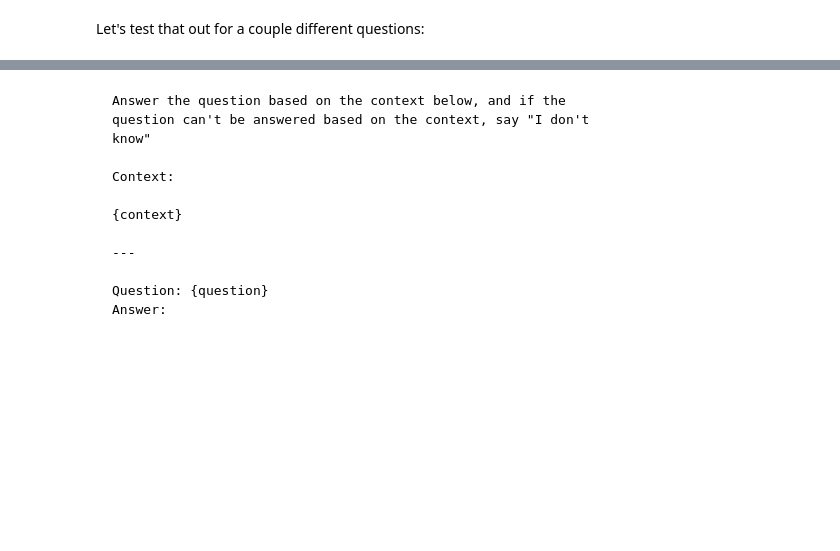
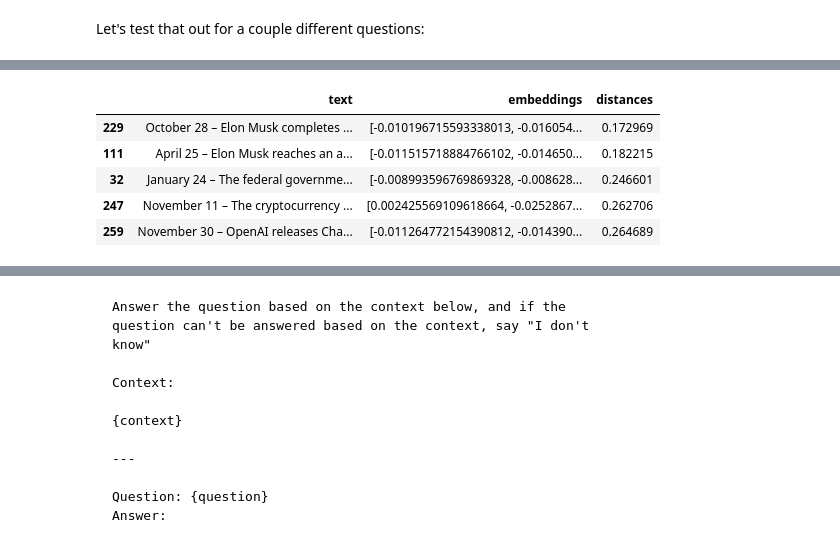
Before and after one commit to mxagar/generative_ai_udacity, a Jupyter notebook: 02_LLMs/lab/casestudy_rag_wikpedia_2022.ipynb, the cells around one changed output, grey strips where cells are left out. Drawn from its saved outputs; the diff is of its cells as text; code cells hidden in the pictures; blank space fills up the shorter version.

```diff
--- a/02_LLMs/lab/casestudy_rag_wikpedia_2022.ipynb
+++ b/02_LLMs/lab/casestudy_rag_wikpedia_2022.ipynb
@@ -226,2 +253,10 @@ get_rows_sorted_by_relevance("When did Russia invade Ukraine?", df)
 # %%
-get_rows_sorted_by_relevance("Who owns Twitter?", df)
+df = get_rows_sorted_by_relevance("Who owns Twitter?", df)
+df.head()
+# %% [output]
+|  | text | embeddings | distances |
+| 229 | October 28 – Elon Musk completes ... | [-0.010196715593338013, -0.016054... | 0.172969 |
+| 111 | April 25 – Elon Musk reaches an a... | [-0.011515718884766102, -0.014650... | 0.182215 |
+| 32 | January 24 – The federal governme... | [-0.008993596769869328, -0.008628... | 0.246601 |
+| 247 | November 11 – The cryptocurrency ... | [0.002425569109618664, -0.0252867... | 0.262706 |
+| 259 | November 30 – OpenAI releases Cha... | [-0.011264772154390812, -0.014390... | 0.264689 |
```
Also changed, not shown: parts of 19 cells of this notebook, 2 other files.
